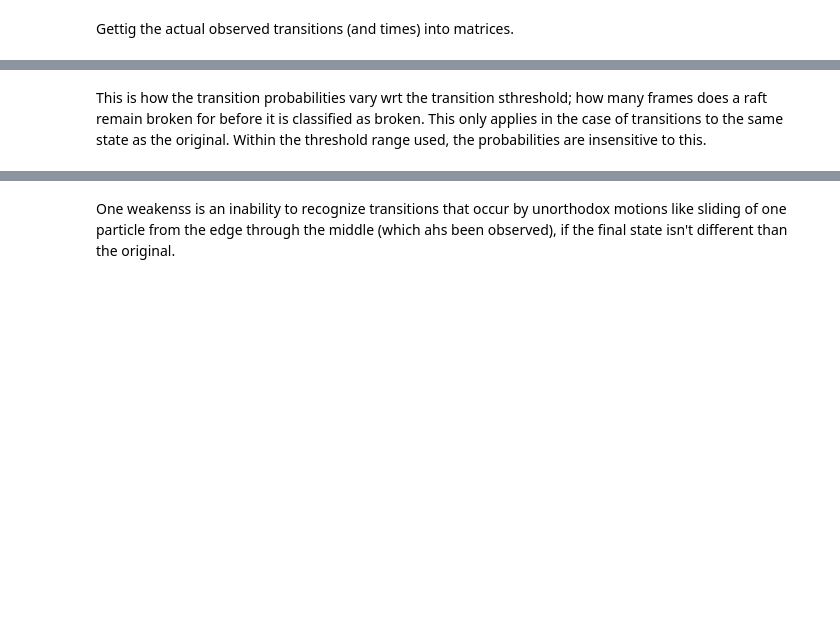
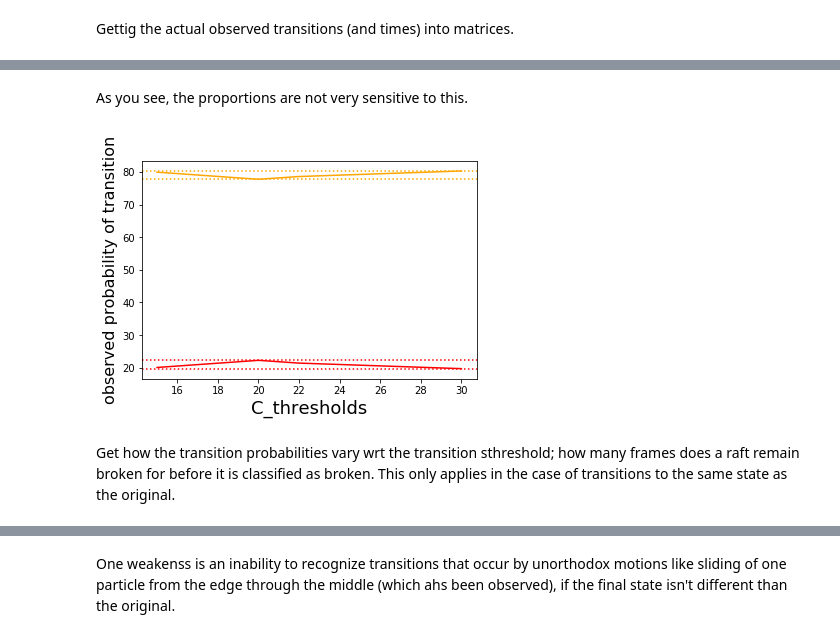
Before and after one commit to TchakamauRa/Soft-Matter, a Jupyter notebook: Matrix multiplication-density_styrene-joined.ipynb, the cells around one changed output, grey strips where cells are left out. Cells and saved outputs as stored; diff of their text form; code cells hidden in the pictures; blank space fills up the shorter version.

```diff
--- a/Matrix multiplication-density_styrene-joined.ipynb
+++ b/Matrix multiplication-density_styrene-joined.ipynb
@@ -374,13 +474,3 @@ Total transitions:  119.0
  Sum of all transition matrices:
  [[ 4. 10.]
  [ 8. 97.]]
-# %%
-# Plt the graphs
-def plotter(xs, yls, cols, xlabel):
-    fig,ax = plt.subplots()
-    for index, y in enumerate(yls):
-        plt.plot(xs, ys, c = cols, ls = '-')
-        plt.axhline(y=np.amin(yls, axis = 1), c = cols[index], ls = ':')
-        plt.axhline(y=np.amax(yls, axis = 1), c = cols[index], ls = ':')
-    plt.xlabel(xlabel, fontsize=18)
-    plt.ylabel('observed probability of transition', fontsize=16)
@@ -505,0 +540,32 @@ Text(0, 0.5, 'observed probability of transition')
+# %%
+cprops = {}
+
+# collect, for each video (in each run), the list of matrices recorded
+for ind, expt in enumerate(stored_y_values.keys()):
+    exptdicts = stored_y_values[expt]
+    for runnum, rundict in exptdicts.items():
+        c_thresh = c_threshes[expt][runnum] #Where the selection magic happens
+        keys = rundict.keys() # vifdeo number of run
+        for key in keys: #evry video
+            if c_thresh not in cprops.keys():
+                cprops[c_thresh] = rundict[key]
+            else:
+                cprops[c_thresh] = np.vstack((cprops[c_thresh], rundict[key]))
+            #print("List of transition pairs for video {}: \n{}".format(key, vidprops[vidnumkey]))
+
+#Got to double check!
+keys = sorted(cprops.keys())
+csums = [] #sum all the probabilities
+for key in keys:
+    allprobs = cprops[key]
+    print("Collected all arrays for c_threshold  {}: \n{}".format(key, allprobs))
+    if len(np.shape(allprobs)) > 1:
+        allprobs_sum = np.sum(allprobs, axis = 0) / len(allprobs)
+    else:
+        allprobs_sum = allprobs
+    csums.append(allprobs_sum )
+    print("And summed and averaged all probabilities:\n{}\n".format(allprobs_sum))
+csums = np.array(csums)
+cinds = keys
+print("C_thresholds used:", cinds)
+print("\nShape of total data array", np.shape(csums))
@@ -506,4 +590,9 @@ Text(0, 0.5, 'observed probability of transition')
+# %% [markdown]
+As you see, the proportions are not very sensitive to this.
+# %%
+plotter(cinds, csums.T, cols, 'C_thresholds')
+# %% [output]
+[figure, added]
 # %% [markdown]
-This is how the transition probabilities vary wrt the transition sthreshold; how many frames does a raft remain broken for before
-it is classified as broken. This only applies in the case of transitions to the same state as the original. Within the threshold
-range used, the probabilities are insensitive to this.
+Get how the transition probabilities vary wrt the transition sthreshold; how many frames does a raft remain broken for before
+it is classified as broken. This only applies in the case of transitions to the same state as the original.
```
Also changed, not shown: parts of 29 cells of this notebook, 8 other files.
